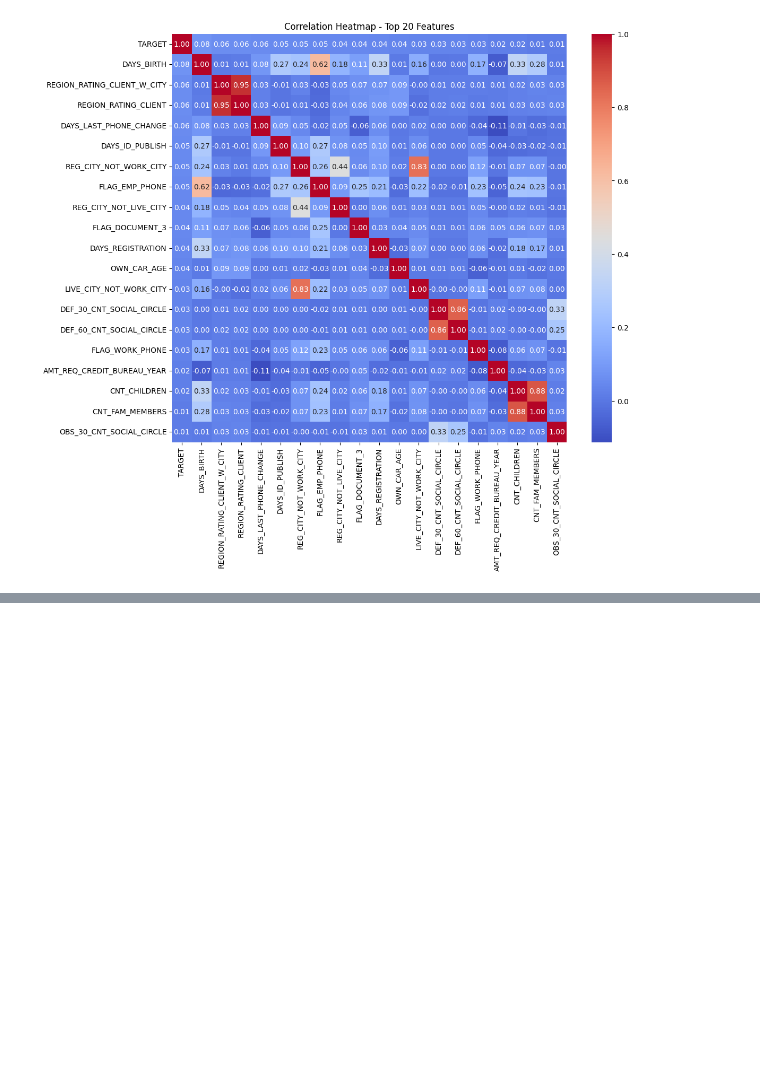
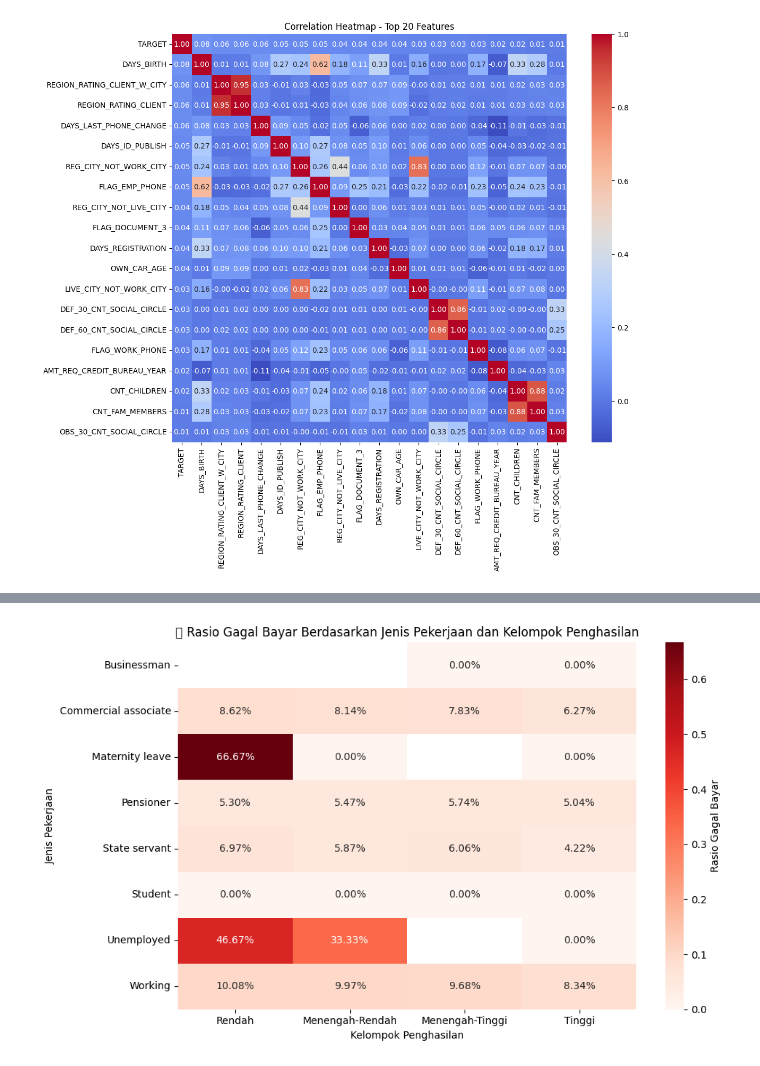
Before and after one commit to Sohibbal/final-task-home-credit, a Jupyter notebook: notebook.ipynb, the cells around one changed output, grey strips where cells are left out. Saved outputs shown, nothing was run; the diff lists cells and outputs as text; code cells hidden in the pictures; blank space fills up the shorter version.

```diff
--- a/notebook.ipynb
+++ b/notebook.ipynb
@@ -109,3 +141,54 @@ plt.savefig('correlation_heatmap.png', dpi=300, bbox_inches='tight')
+# %%
+# ================================================================
+# INSIGHT #2: Penghasilan rendah & pekerjaan tidak tetap → risiko gagal bayar tinggi
+# ================================================================
+
+# Salin data
+df_insight = app_train.copy()
+
+# Pastikan kolom penting tersedia
+cols_check = ['AMT_INCOME_TOTAL', 'NAME_INCOME_TYPE', 'TARGET']
+assert all(col in df_insight.columns for col in cols_check), "Kolom yang dibutuhkan tidak lengkap!"
+
+# Binning penghasilan agar mudah dibaca
+df_insight['INCOME_GROUP'] = pd.qcut(
+    df_insight['AMT_INCOME_TOTAL'],
+    q=4,
+    labels=['Rendah', 'Menengah-Rendah', 'Menengah-Tinggi', 'Tinggi']
+)
+
+# Hitung rasio gagal bayar per kategori pekerjaan dan kelompok penghasilan
+fail_rate = (
+    df_insight.groupby(['NAME_INCOME_TYPE', 'INCOME_GROUP'])['TARGET']
+    .mean()
+    .reset_index()
+    .rename(columns={'TARGET': 'FAILURE_RATE'})
+)
+
+# Hitung distribusi kasus gagal bayar (jumlah)
+fail_dist = (
+    df_insight[df_insight['TARGET'] == 1]
+    .groupby(['NAME_INCOME_TYPE', 'INCOME_GROUP'])
+    .size()
+    .reset_index(name='COUNT')
+)
+
+# Normalisasi ke persentase
+fail_dist['PERCENT'] = 100 * fail_dist['COUNT'] / fail_dist['COUNT'].sum()
+
+# ================================================================
+# Visualisasi 1: Heatmap tingkat gagal bayar
+# ================================================================
+plt.figure(figsize=(10, 6))
+pivot = fail_rate.pivot(index='NAME_INCOME_TYPE', columns='INCOME_GROUP', values='FAILURE_RATE')
+sns.heatmap(pivot, annot=True, fmt=".2%", cmap="Reds", cbar_kws={'label': 'Rasio Gagal Bayar'})
+plt.title("💬 Rasio Gagal Bayar Berdasarkan Jenis Pekerjaan dan Kelompok Penghasilan")
+plt.xlabel("Kelompok Penghasilan")
+plt.ylabel("Jenis Pekerjaan")
+plt.tight_layout()
+plt.show()
+# %% [output]
+[figure, added]
 # %%
 # ====================================================================================================
 # TAHAP 5: DATA CLEANING & PREPROCESSING
```
Also changed, not shown: parts of 11 cells of this notebook.
